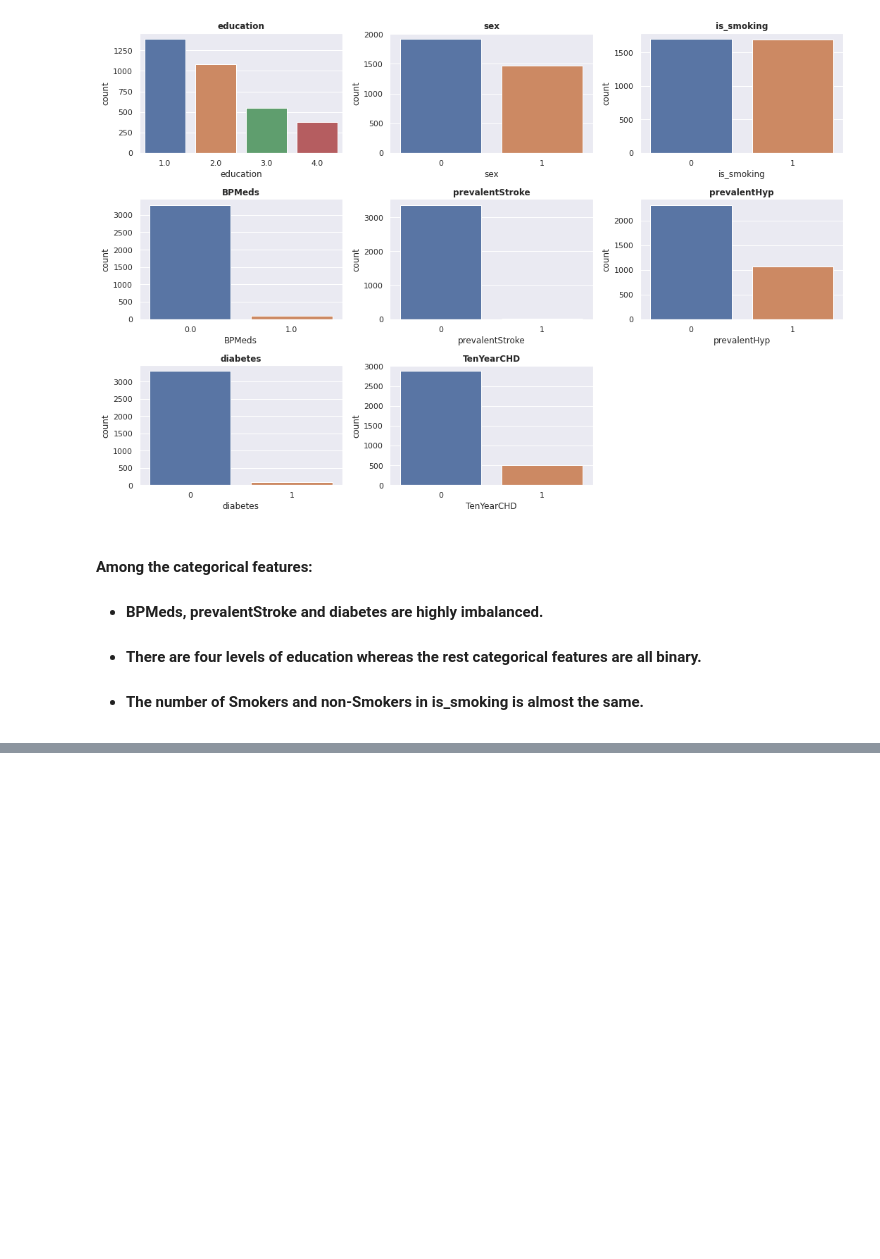
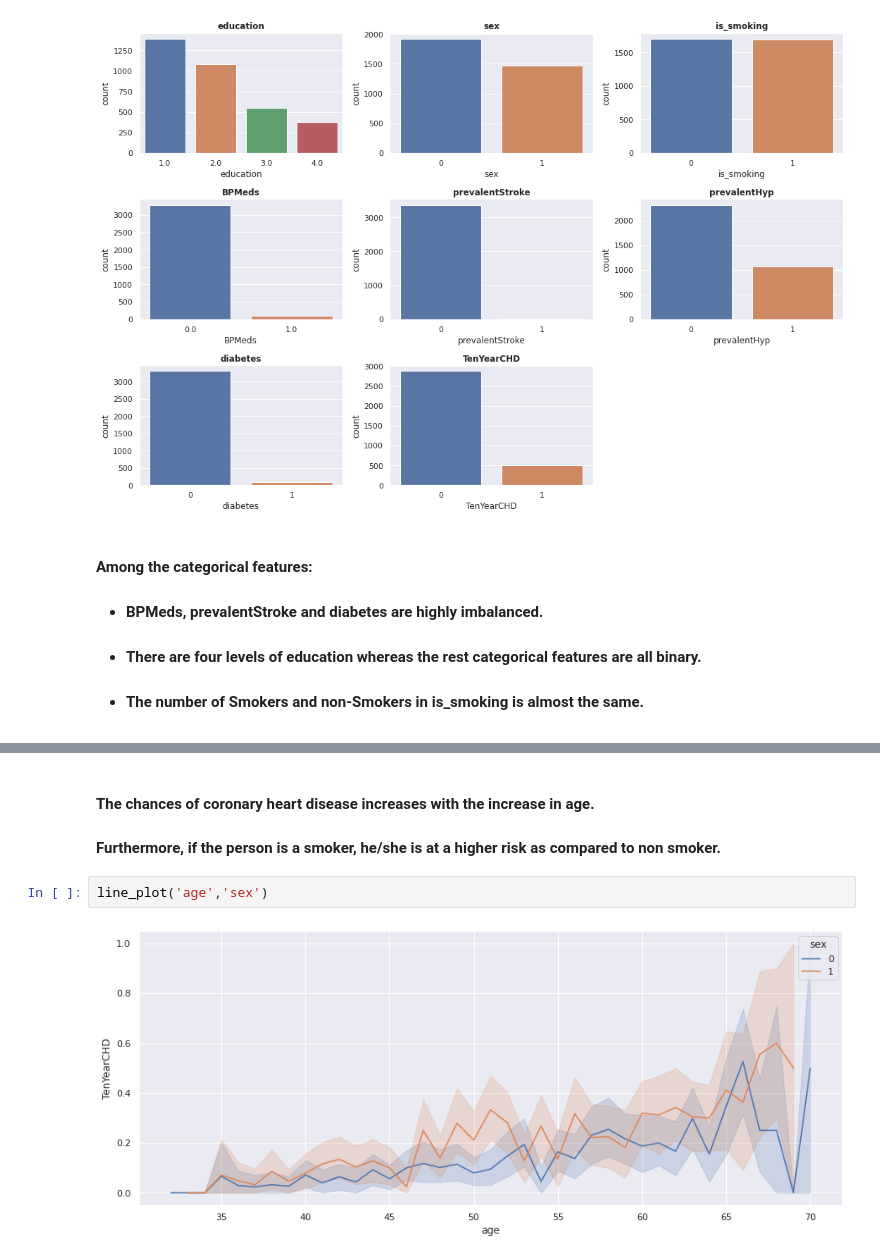
Before and after one commit to FarazAhmad2/Cardiovascular-Risk-Prediction, a Jupyter notebook: Cardiovascular_Risk_Prediction_Capstone_Project.ipynb, the cells around one changed output, grey strips where cells are left out. Saved outputs shown, nothing was run; the diff lists cells and outputs as text; blank space fills up the shorter version.

```diff
--- a/Cardiovascular_Risk_Prediction_Capstone_Project.ipynb
+++ b/Cardiovascular_Risk_Prediction_Capstone_Project.ipynb
@@ -271,0 +289,7 @@ for n, col in enumerate(categorical_features):
+# %% [markdown]
+#### The chances of coronary heart disease increases with the increase in age.
+#### Furthermore, if the person is a smoker, he/she is at a higher risk as compared to non smoker.
+# %%
+line_plot('age','sex')
+# %% [output]
+[figure, added]
```
Also changed, not shown: parts of 17 cells of this notebook.
